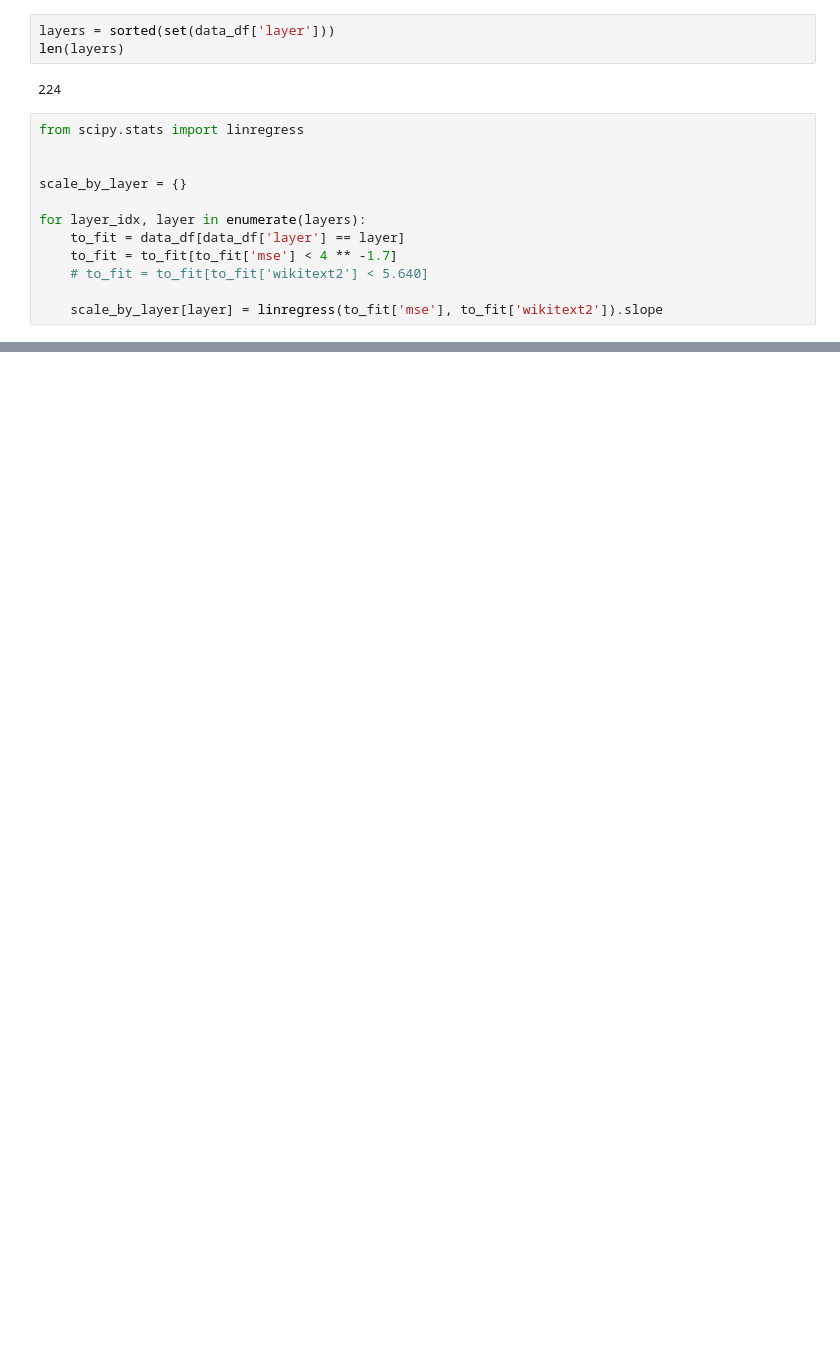
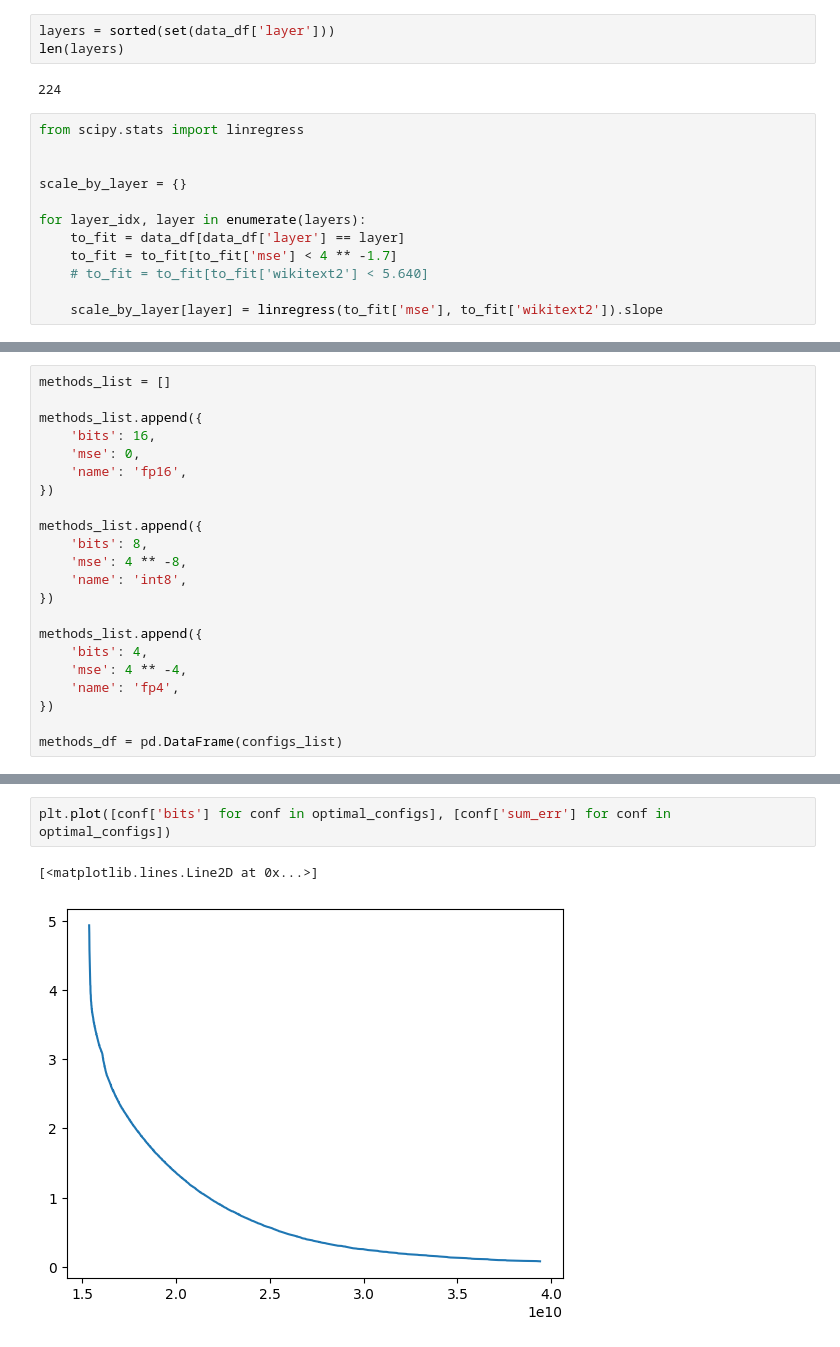
Before and after one commit to galqiwi/linear-layer-compression, a Jupyter notebook: Vladimir/2024-09-02/linear-layer-compression/values.ipynb, the cells around one changed output, grey strips where cells are left out. Drawn from its saved outputs; the diff is of its cells as text; blank space fills up the shorter version.

```diff
--- a/Vladimir/2024-09-02/linear-layer-compression/values.ipynb
+++ b/Vladimir/2024-09-02/linear-layer-compression/values.ipynb
@@ -77,0 +120,22 @@ plt.hist(sorted((value for value in scale_by_layer.values() if value < 0.6)), bi
+# %%
+methods_list = []
+
+methods_list.append({
+    'bits': 16,
+    'mse': 0,
+    'name': 'fp16',
+})
+
+methods_list.append({
+    'bits': 8,
+    'mse': 4 ** -8,
+    'name': 'int8',
+})
+
+methods_list.append({
+    'bits': 4,
+    'mse': 4 ** -4,
+    'name': 'fp4',
+})
+
+methods_df = pd.DataFrame(configs_list)
@@ -77,0 +241,5 @@ plt.hist(sorted((value for value in scale_by_layer.values() if value < 0.6)), bi
+# %%
+plt.plot([conf['bits'] for conf in optimal_configs], [conf['sum_err'] for conf in optimal_configs])
+# %% [output]
+[<matplotlib.lines.Line2D at 0x...>]
+[figure, added]
```
Also changed, not shown: parts of 22 cells of this notebook, 1 other file.
